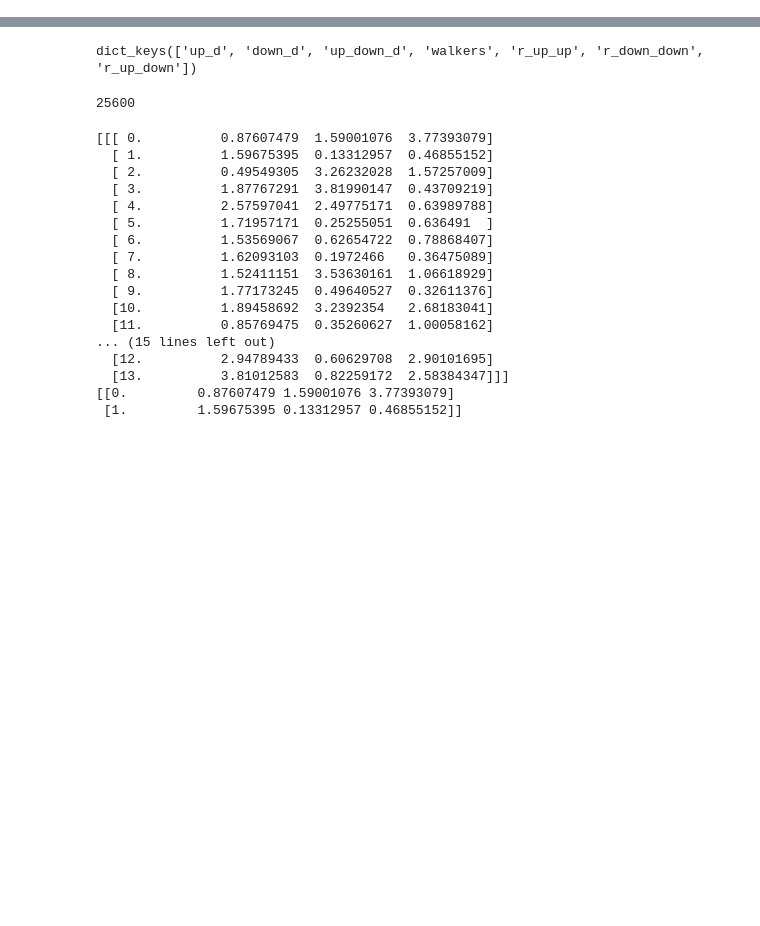
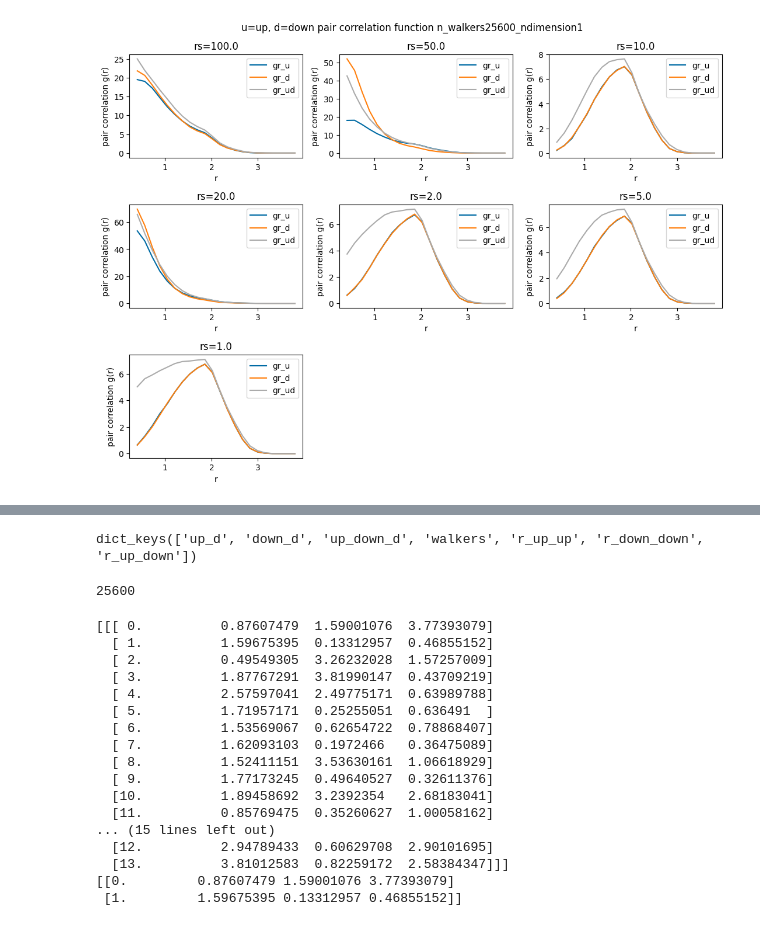
Before and after one commit to xmax1/nn_ansatz, a Jupyter notebook: src/analysis.ipynb, the cells around one changed output, grey strips where cells are left out. Cells and saved outputs as stored; diff of their text form; code cells hidden in the pictures; blank space fills up the shorter version.

```diff
--- a/src/analysis.ipynb
+++ b/src/analysis.ipynb
@@ -10,16 +0,0 @@ from summarise import summarise
-# %%
-# read email
-#  - make plots requested
-# run other r_s
-# add r_s label
-import os
-from pathlib import Path
-
-root = '/home/energy/amawi/projects/nn_ansatz/src/experiments/HEG/final1001/14el/baseline/kfac_1lr-3_1d-4_1nc-4_m2048_el14_s128_p32_l3_det1/run41035/out'
-stems = ['cusp_line/baseline/out4', 'gr/baseline/out4']
-
-for stem in stems:
-    path = Path(root, stem)
-
-    data = load_pk(path)
-    print(data.keys())
@@ -27,0 +110,45 @@ Error:
+# %%
+# Pair correlation
+xns, yns = plots[1]
+ncols, nrows = 3, 3
+figsize = get_fig_size(ncols, nrows)
+fig, axs = plt.subplots(ncols=ncols, nrows=nrows, figsize=figsize)
+if isinstance(axs, Iterable):
+    axs = iter(axs.flatten())
+
+plots = [
+    ['rs', 'gr_u'],
+    ['rs', 'gr_d'],
+    ['rs', 'gr_ud']
+]
+
+all_data = load_all_data(exp_names['pair_corr'])
+
+cutoff = 2
+for _, exp in all_data.items():
+    ax = next(axs)
+
+    for xn, yn in plots:
+
+        ax.plot(
+            exp['data'][xn][cutoff:],
+            exp['data'][yn][cutoff:],
+            label=yn
+        )
+
+    format_ax(
+        ax,
+        xlabel='r',
+        ylabel='pair correlation g(r)',
+        title=f'rs={exp["cfg"]["density_parameter"]}',
+        legend=True,
+    )
+
+format_fig(
+    fig,
+    axs,
+    fig_title=f'u=up, d=down pair correlation function {details}',
+    fig_path=ojm(f'./results/{today}', 'pair_correlation.png')
+)
+# %% [output]
+[figure, added]
```
Also changed, not shown: parts of 6 cells of this notebook, 17 other files.
